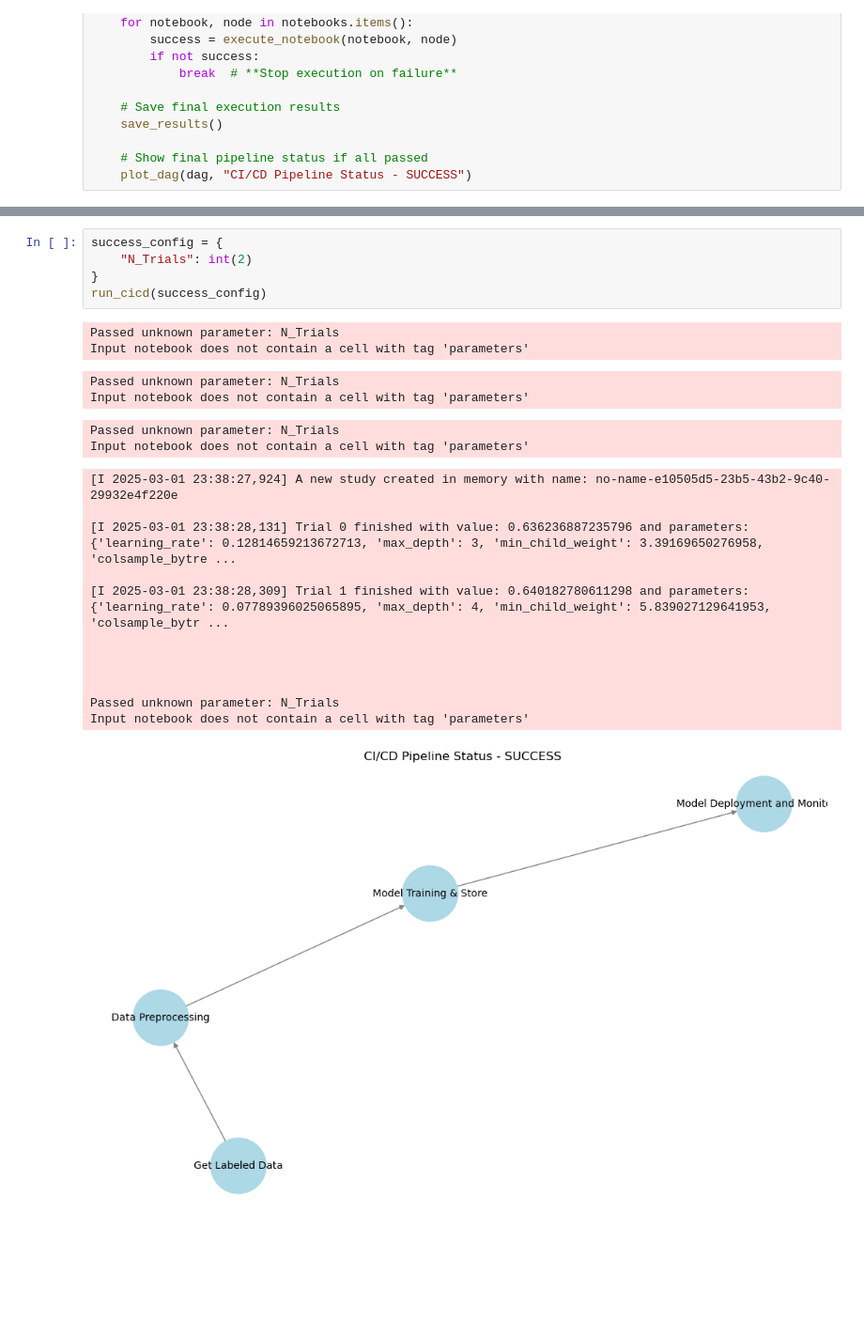
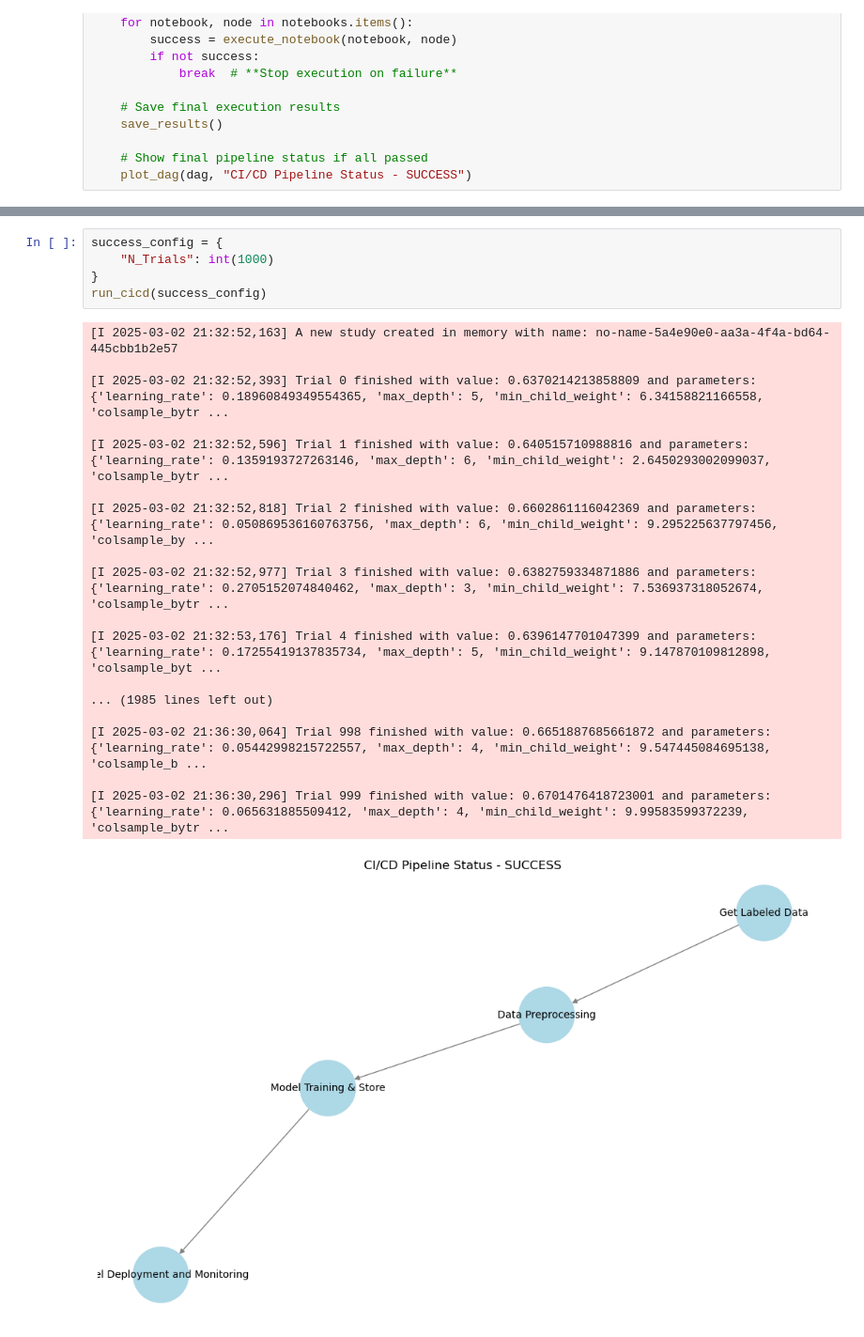
Before and after one commit to PhilipFelizarta/Hospital_Readmission_Project, a Jupyter notebook: CICD_Pipeline.ipynb, the cells around one changed output, grey strips where cells are left out. Shown: that part at 94% size. Saved outputs shown, nothing was run; the diff lists cells and outputs as text; blank space fills up the shorter version.

```diff
--- a/CICD_Pipeline.ipynb
+++ b/CICD_Pipeline.ipynb
@@ -152,24 +146,24 @@ RuntimeError: Pipeline stopped due to failure in Model Training & Store
 # %%
 success_config = {
-    "N_Trials": int(2)
+    "N_Trials": int(1000)
 }
 run_cicd(success_config)
 # %% [output]
-Passed unknown parameter: N_Trials
-Input notebook does not contain a cell with tag 'parameters'
+[I 2025-03-02 21:32:52,163] A new study created in memory with name: no-name-5a4e90e0-aa3a-4f4a-bd64-445cbb1b2e57
+
+[I 2025-03-02 21:32:52,393] Trial 0 finished with value: 0.6370214213858809 and parameters: {'learning_rate': 0.18960849349554365, 'max_depth': 5, 'min_child_weight': 6.34158821166558, 'colsample_bytr ...
+
+[I 2025-03-02 21:32:52,596] Trial 1 finished with value: 0.640515710988816 and parameters: {'learning_rate': 0.1359193727263146, 'max_depth': 6, 'min_child_weight': 2.6450293002099037, 'colsample_bytr ...
+
+[I 2025-03-02 21:32:52,818] Trial 2 finished with value: 0.6602861116042369 and parameters: {'learning_rate': 0.050869536160763756, 'max_depth': 6, 'min_child_weight': 9.295225637797456, 'colsample_by ...
+
+[I 2025-03-02 21:32:52,977] Trial 3 finished with value: 0.6382759334871886 and parameters: {'learning_rate': 0.2705152074840462, 'max_depth': 3, 'min_child_weight': 7.536937318052674, 'colsample_bytr ...
+
+[I 2025-03-02 21:32:53,176] Trial 4 finished with value: 0.6396147701047399 and parameters: {'learning_rate': 0.17255419137835734, 'max_depth': 5, 'min_child_weight': 9.147870109812898, 'colsample_byt ...
+
+... (1985 lines left out)
+
+[I 2025-03-02 21:36:30,064] Trial 998 finished with value: 0.6651887685661872 and parameters: {'learning_rate': 0.05442998215722557, 'max_depth': 4, 'min_child_weight': 9.547445084695138, 'colsample_b ...
+
+[I 2025-03-02 21:36:30,296] Trial 999 finished with value: 0.6701476418723001 and parameters: {'learning_rate': 0.065631885509412, 'max_depth': 4, 'min_child_weight': 9.99583599372239, 'colsample_bytr ...
-Passed unknown parameter: N_Trials
-Input notebook does not contain a cell with tag 'parameters'
-Passed unknown parameter: N_Trials
-Input notebook does not contain a cell with tag 'parameters'
-[I 2025-03-01 23:38:27,924] A new study created in memory with name: no-name-e10505d5-23b5-43b2-9c40-29932e4f220e
-
-[I 2025-03-01 23:38:28,131] Trial 0 finished with value: 0.636236887235796 and parameters: {'learning_rate': 0.12814659213672713, 'max_depth': 3, 'min_child_weight': 3.39169650276958, 'colsample_bytre ...
-
-[I 2025-03-01 23:38:28,309] Trial 1 finished with value: 0.640182780611298 and parameters: {'learning_rate': 0.07789396025065895, 'max_depth': 4, 'min_child_weight': 5.839027129641953, 'colsample_bytr ...
-
-
-
-
-Passed unknown parameter: N_Trials
-Input notebook does not contain a cell with tag 'parameters'
-[figure, old version]
+[figure, new version]
```
Also changed, not shown: parts of 1 cell of this notebook, 16 other files.
